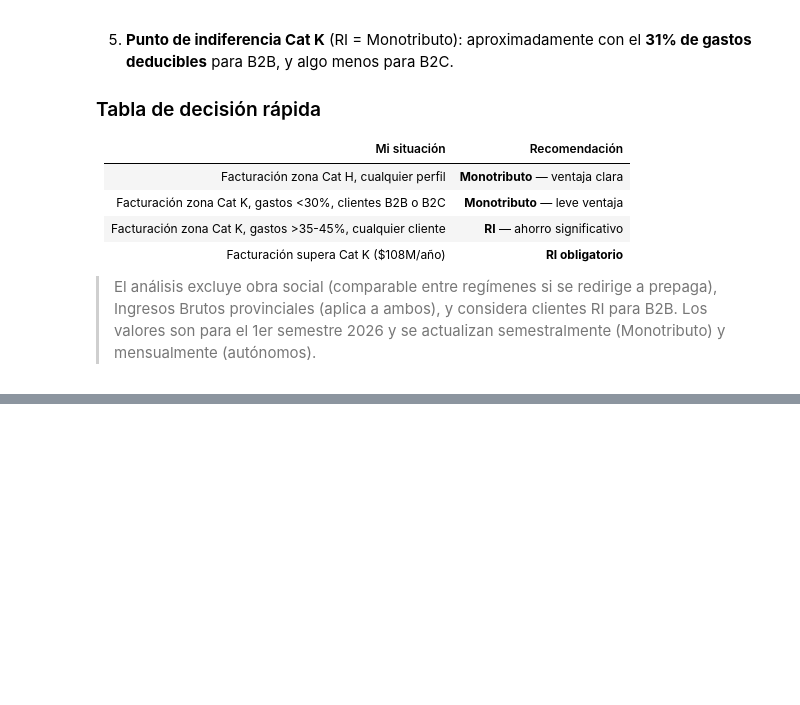
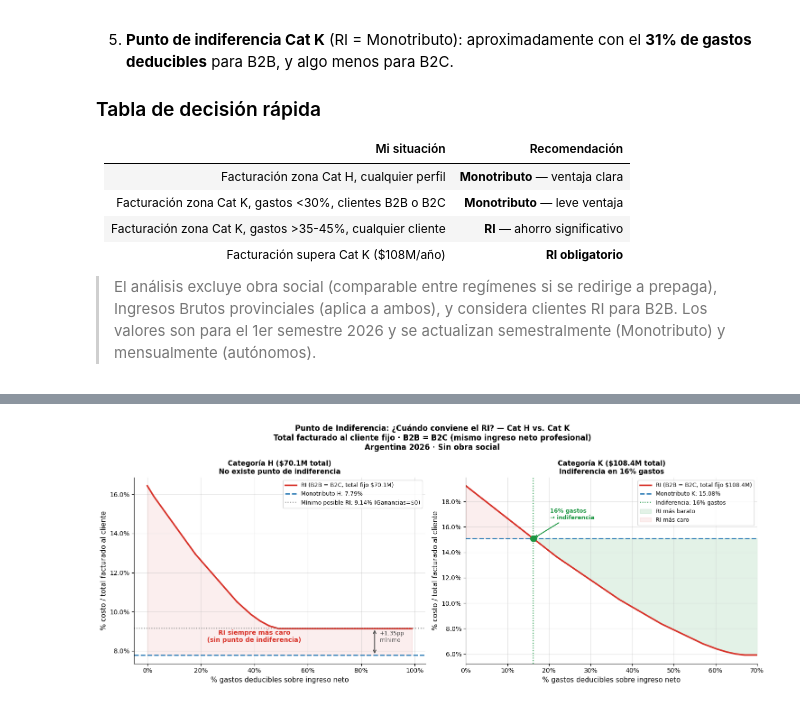
Before and after one commit to abenassi/analisis-fiscal, a Jupyter notebook: analisis_regimenes_fiscales.ipynb, the cells around one changed output, grey strips where cells are left out. Drawn from its saved outputs; the diff is of its cells as text; code cells hidden in the pictures; blank space fills up the shorter version.

```diff
--- a/analisis_regimenes_fiscales.ipynb
+++ b/analisis_regimenes_fiscales.ipynb
@@ -1593,0 +1834,81 @@ Gráfico guardado: comparativa_b2b_b2c.png
+# %%
+# ─────────────────────────────────────────────────────────────────────
+# Gráfico: curva Cat H — RI nunca alcanza al Monotributo
+# ─────────────────────────────────────────────────────────────────────
+fig, axes = plt.subplots(1, 2, figsize=(15, 6))
+
+# ── Panel izquierdo: Cat H ──
+ax = axes[0]
+ax.plot(pct_range_h * 100, ri_pcts_h, color='#D73027', lw=2.5,
+        label='RI (B2B = B2C, total fijo $70.1M)')
+ax.axhline(mono_pct_h, color='#2C7BB6', lw=2, linestyle='--',
+           label=f'Monotributo H: {mono_pct_h:.2f}%')
+ax.axhline(pct_minimo_ri_h, color='#888', lw=1.5, linestyle=':',
+           label=f'Mínimo posible RI: {pct_minimo_ri_h:.2f}% (Ganancias=$0)')
+
+# Zona de brecha mínima
+ax.annotate('', xy=(85, pct_minimo_ri_h), xytext=(85, mono_pct_h),
+            arrowprops=dict(arrowstyle='<->', color='#555', lw=1.5))
+ax.text(87, (pct_minimo_ri_h + mono_pct_h)/2,
+        f'+{pct_minimo_ri_h - mono_pct_h:.2f}pp\nmínimo', fontsize=9, color='#555')
+
+ax.fill_between(pct_range_h * 100, ri_pcts_h, mono_pct_h,
+                alpha=0.08, color='#D73027')
+ax.text(40, (min(ri_pcts_h) + mono_pct_h)/2,
+        'RI siempre más caro\n(sin punto de indiferencia)', fontsize=10,
+        color='#D73027', ha='center', fontweight='bold')
+
+ax.set_xlabel('% gastos deducibles sobre ingreso neto', fontsize=11)
+ax.set_ylabel('% costo / total facturado al cliente', fontsize=11)
+ax.xaxis.set_major_formatter(mticker.PercentFormatter())
+ax.yaxis.set_major_formatter(mticker.PercentFormatter())
+ax.set_title('Categoría H ($70.1M total)\nNo existe punto de indiferencia', fontsize=11, fontweight='bold')
+ax.legend(fontsize=9, loc='upper right')
+ax.grid(True, alpha=0.3)
+ax.spines['top'].set_visible(False)
+ax.spines['right'].set_visible(False)
+
+# ── Panel derecho: Cat K (reutilizamos pct_range y ri_pcts del bloque anterior) ──
+ax = axes[1]
+ax.plot(pct_range * 100, ri_pcts, color='#D73027', lw=2.5,
+        label='RI (B2B = B2C, total fijo $108.4M)')
+ax.axhline(mono_pct, color='#2C7BB6', lw=2, linestyle='--',
+           label=f'Monotributo K: {mono_pct:.2f}%')
+
+if indiferencia_pct:
+    ax.axvline(indiferencia_pct * 100, color='#1A9641', lw=1.5, linestyle=':',
+               label=f'Indiferencia: {indiferencia_pct:.0%} gastos')
+    ax.scatter([indiferencia_pct * 100], [indiferencia_val], s=100, color='#1A9641', zorder=6)
+    ax.annotate(f'{indiferencia_pct:.0%} gastos\n→ indiferencia',
+                xy=(indiferencia_pct * 100, indiferencia_val),
+                xytext=(indiferencia_pct * 100 + 4, indiferencia_val + 1.5),
+                fontsize=9, color='#1A9641', fontweight='bold',
+                arrowprops=dict(arrowstyle='->', color='#1A9641', lw=1.5))
+    ax.fill_between(pct_range * 100, ri_pcts, mono_pct,
+                    where=[v <= mono_pct for v in ri_pcts],
+                    alpha=0.12, color='#1A9641', label='RI más barato')
+    ax.fill_between(pct_range * 100, ri_pcts, mono_pct,
+                    where=[v > mono_pct for v in ri_pcts],
+                    alpha=0.08, color='#D73027', label='RI más caro')
+
+ax.set_xlabel('% gastos deducibles sobre ingreso neto', fontsize=11)
+ax.set_ylabel('% costo / total facturado al cliente', fontsize=11)
+ax.xaxis.set_major_formatter(mticker.PercentFormatter())
+ax.yaxis.set_major_formatter(mticker.PercentFormatter())
+ax.set_title('Categoría K ($108.4M total)\n'
+             f'Indiferencia en {indiferencia_pct:.0%} gastos', fontsize=11, fontweight='bold')
+ax.legend(fontsize=9, loc='upper right')
+ax.grid(True, alpha=0.3)
+ax.set_xlim(0, 70)
+ax.spines['top'].set_visible(False)
+ax.spines['right'].set_visible(False)
+
+fig.suptitle('Punto de Indiferencia: ¿Cuándo conviene el RI? — Cat H vs. Cat K\n'
+             'Total facturado al cliente fijo · B2B = B2C (mismo ingreso neto profesional)\n'
+             'Argentina 2026 · Sin obra social',
+             fontsize=12, fontweight='bold')
+plt.tight_layout()
+plt.savefig('indiferencia_h_vs_k.png', dpi=150, bbox_inches='tight')
+plt.show()
+# %% [output]
+[figure, added]
```
Also changed, not shown: parts of 9 cells of this notebook, 3 other files.
